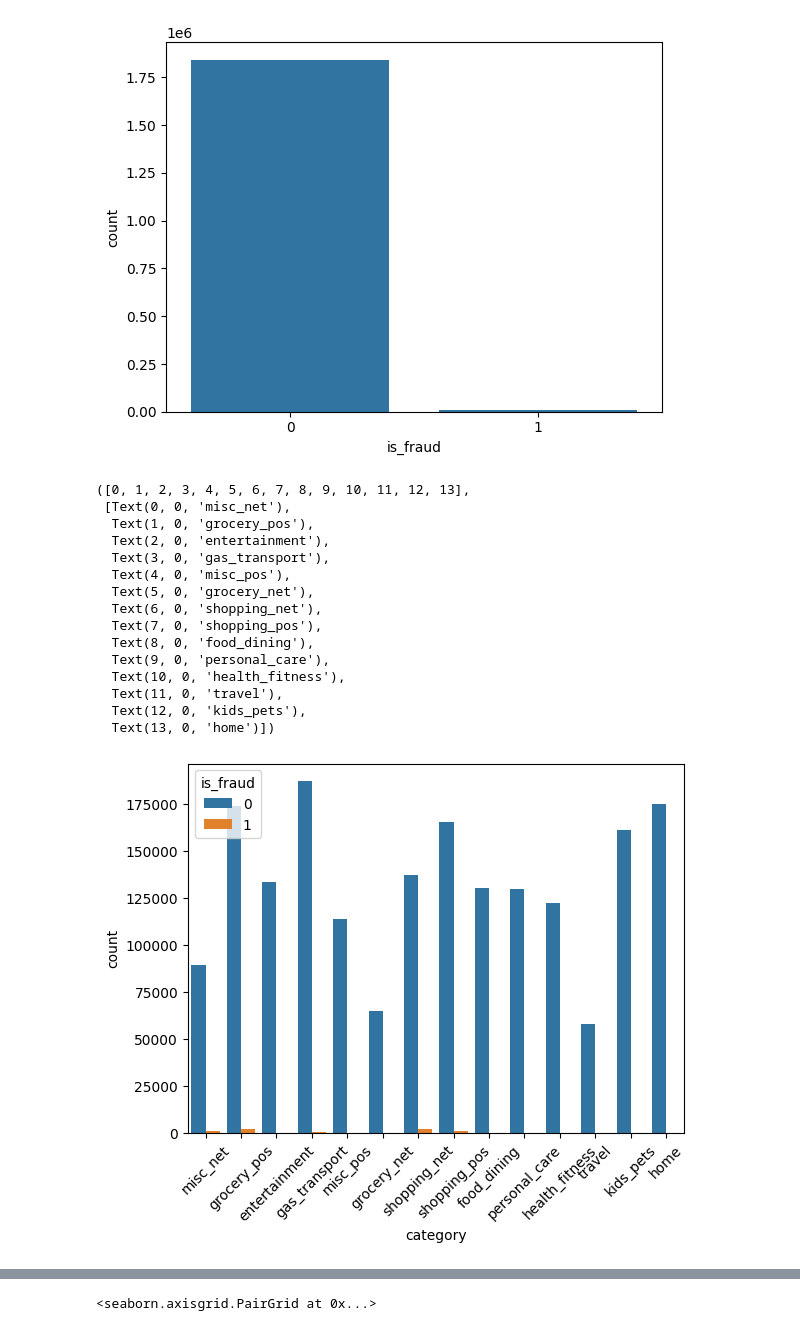
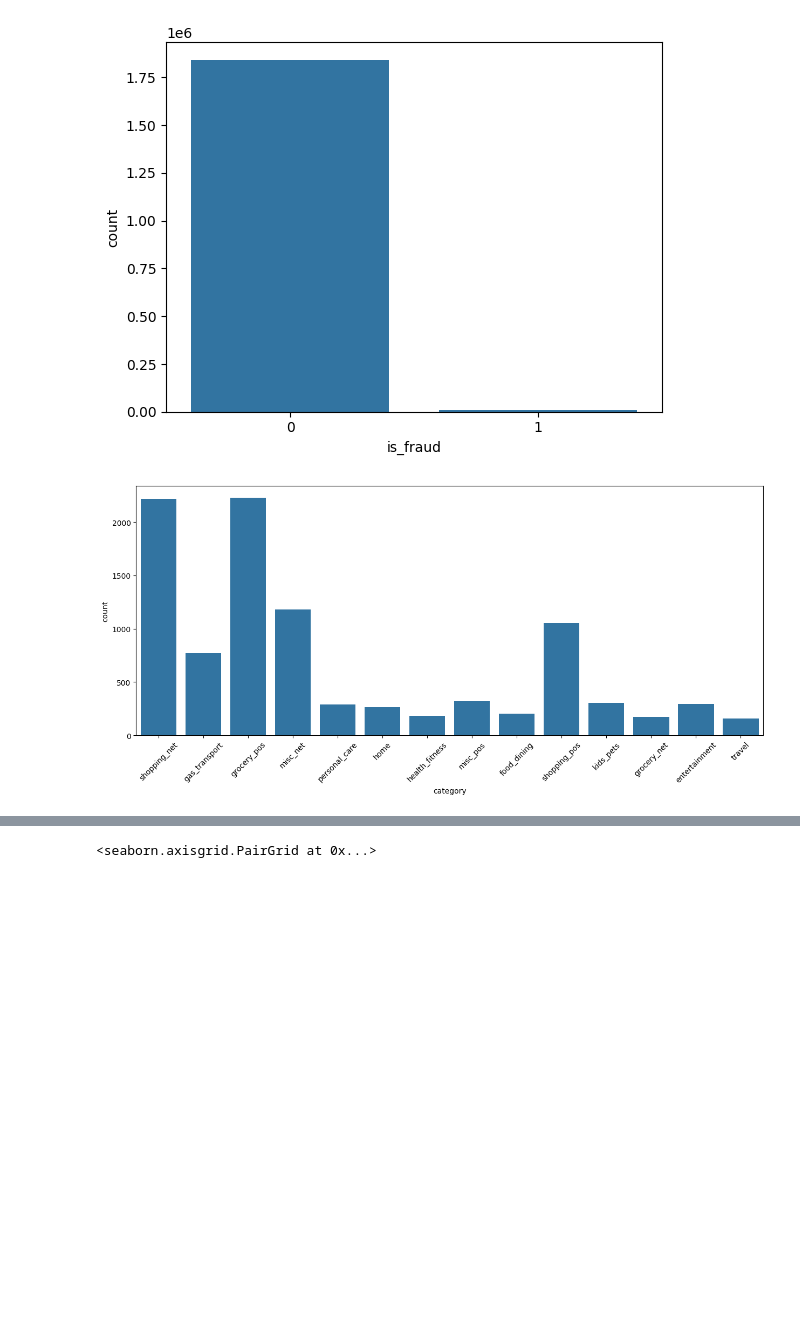
Before and after one commit to danieligelnik/CCFraudProject, a Jupyter notebook: DS_project.ipynb, the cells around one changed output, grey strips where cells are left out. Drawn from its saved outputs; the diff is of its cells as text; code cells hidden in the pictures; blank space fills up the shorter version.

Commit message:
Plan of EDA Changed countplot for categories.

```diff
--- a/DS_project.ipynb
+++ b/DS_project.ipynb
@@ -147,22 +156,9 @@ dtype: int64
 [figure]
 # %%
 #count plots
-sns.countplot(x='category', hue='is_fraud', data=df_cards)
+plt.figure(figsize=(15, 6))
+sns.countplot(x='category', data=df_cards[df_cards['is_fraud'] == 1])
 plt.xticks(rotation=45)
+plt.show()
 # %% [output]
-([0, 1, 2, 3, 4, 5, 6, 7, 8, 9, 10, 11, 12, 13],
- [Text(0, 0, 'misc_net'),
-  Text(1, 0, 'grocery_pos'),
-  Text(2, 0, 'entertainment'),
-  Text(3, 0, 'gas_transport'),
-  Text(4, 0, 'misc_pos'),
-  Text(5, 0, 'grocery_net'),
-  Text(6, 0, 'shopping_net'),
-  Text(7, 0, 'shopping_pos'),
-  Text(8, 0, 'food_dining'),
-  Text(9, 0, 'personal_care'),
-  Text(10, 0, 'health_fitness'),
-  Text(11, 0, 'travel'),
-  Text(12, 0, 'kids_pets'),
-  Text(13, 0, 'home')])
-[figure, old version]
+[figure, new version]
```
Also changed, not shown: parts of 4 cells of this notebook.
